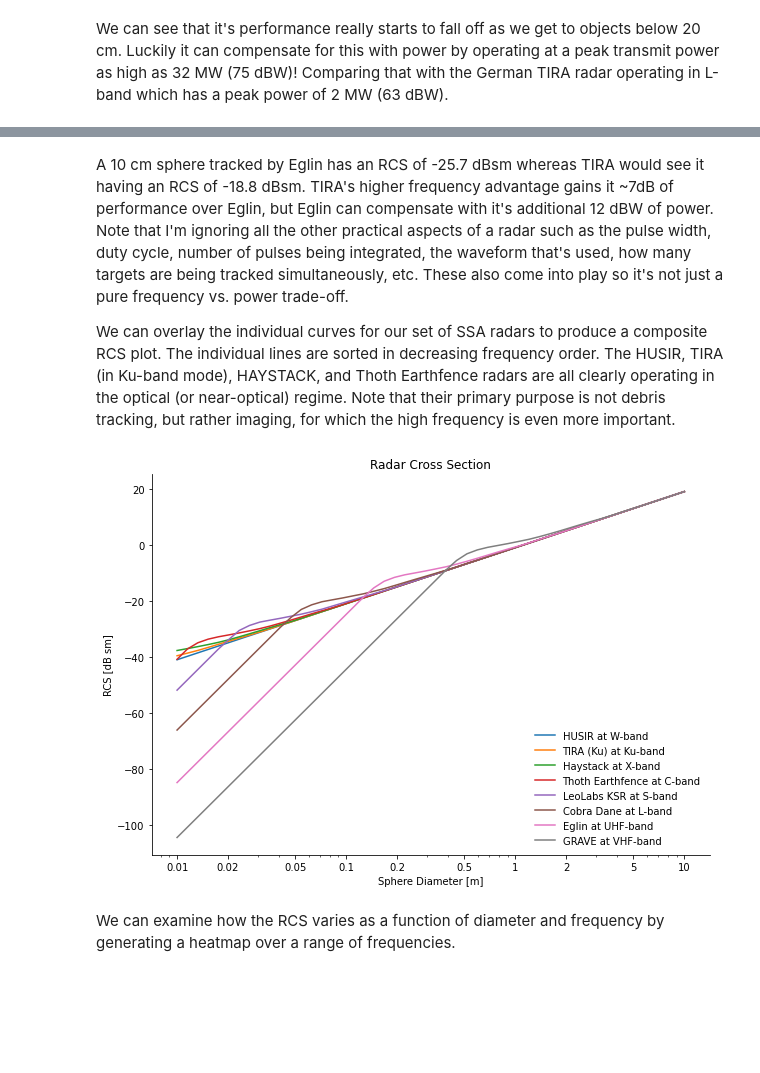
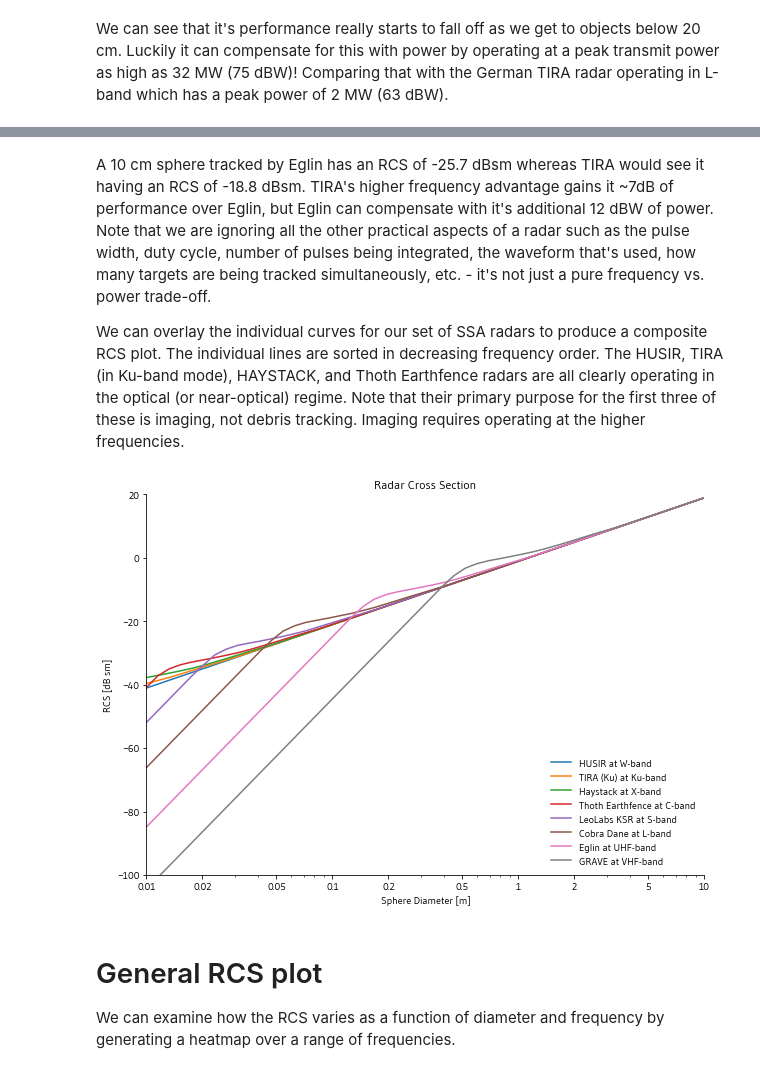
Before and after one commit to Exa-Research/radar-rcs, a Jupyter notebook: RCS Model.ipynb, the cells around one changed output, grey strips where cells are left out. Cells and saved outputs as stored; diff of their text form; code cells hidden in the pictures; blank space fills up the shorter version.

```diff
--- a/RCS Model.ipynb
+++ b/RCS Model.ipynb
@@ -55,5 +55,4 @@ With this model we can plot the normalized RCS against the normalized diameter a
 # %%
-#@hidden_cell
 # Generate the data
 
 x = np.logspace(-2, 1)
@@ -65,13 +64,13 @@ z_db = 10*np.log10(z)
 formatter = FuncFormatter(lambda y, _: '{:.16g}'.format(y))
 
 fig, ax = plt.subplots(figsize=(10,6))
-ax.plot(x, z)
+ax.plot(x, z, color='black')
 ax.set_xscale('log')
 ax.set_yscale('log')
 ax.set_ylim(ymin=1e-3)
 ax.set_xlabel('Normalized Sphere Diameter $d/\lambda$')
 ax.set_ylabel('Normalized RCS $\sigma/\lambda^2$')
-ax.set_title('Size Estimation Model')
+ax.set_title('NASA Size Estimation Model')
 ax.xaxis.set_major_formatter(formatter)
 for s in ['top', 'right']:
     ax.spines[s].set_visible(False)
@@ -80,13 +79,13 @@ for s in ['top', 'right']:
 
 locator = LogLocator(base=10, subs=(0.2, 0.5, 1))
 fig, ax = plt.subplots(figsize=(10,6))
-ax.plot(x, z_db)
+ax.plot(x, z_db, color='black')
 ax.set_xscale('log')
 ax.set_xlim(xmin=0.1)
 ax.set_ylim(ymin=-40, ymax=20)
 ax.set_xlabel('Normalized Sphere Diameter $d/\lambda$')
 ax.set_ylabel('Normalized RCS $\sigma/\lambda^2$ [dB]')
-ax.set_title('Size Estimation Model')
+ax.set_title('NASA Size Estimation Model')
 ax.xaxis.set_major_formatter(formatter);
 ax.xaxis.set_major_locator(locator)
 for s in ['top', 'right']:
@@ -129,37 +128,41 @@ radar.plot_rcs(1330e6, title='TIRA at 1.333 GHz')
 # %% [markdown]
-A 10 cm sphere tracked by Eglin has an RCS of -25.7 dBsm whereas TIRA would see it having an RCS of -18.8 dBsm. TIRA's higher frequency advantage gains it ~7dB of performance over Eglin, but Eglin can compensate with it's additional 12 dBW of power. Note that I'm ignoring all the other practical aspects of a radar such as the pulse width, duty cycle, number of pulses being integrated, the waveform that's used, how many targets are being tracked simultaneously, etc. These also come into play so it's not just a pure frequency vs. power trade-off.
+A 10 cm sphere tracked by Eglin has an RCS of -25.7 dBsm whereas TIRA would see it having an RCS of -18.8 dBsm. TIRA's higher frequency advantage gains it ~7dB of performance over Eglin, but Eglin can compensate with it's additional 12 dBW of power. Note that we are ignoring all the other practical aspects of a radar such as the pulse width, duty cycle, number of pulses being integrated, the waveform that's used, how many targets are being tracked simultaneously, etc. - it's not just a pure frequency vs. power trade-off.
 
-We can overlay the individual curves for our set of SSA radars to produce a composite RCS plot. The individual lines are sorted in decreasing frequency order. The HUSIR, TIRA (in Ku-band mode), HAYSTACK, and Thoth Earthfence radars are all clearly operating in the optical (or near-optical) regime. Note that their primary purpose is not debris tracking, but rather imaging, for which the high frequency is even more important.
+We can overlay the individual curves for our set of SSA radars to produce a composite RCS plot. The individual lines are sorted in decreasing frequency order. The HUSIR, TIRA (in Ku-band mode), HAYSTACK, and Thoth Earthfence radars are all clearly operating in the optical (or near-optical) regime. Note that their primary purpose for the first three of these is imaging, not debris tracking. Imaging requires operating at the higher frequencies.
 # %%
 fig, ax = plt.subplots(figsize=(10,7))
 
 # Default diameters range is 0.01 to 10 meters. We'll use these to
 # plot the background smooth curve.
 
 diameter = np.logspace(-2, 1)
 for i, r in radars.iterrows():
     frequency = r['Frequency (MHz)'] * 1e6
     rcs = 10*np.log10(radar.diameter_to_rcs(frequency, diameter))
     ax.plot(diameter, rcs, label=f"{r['Name']} at {r['Band']}-band")
 
 locator = LogLocator(base=10, subs=(0.2, 0.5, 1))
 formatter = FuncFormatter(lambda y, _: '{:.16g}'.format(y))
 
 ax.set_xscale('log')
 ax.set_xlabel('Sphere Diameter [m]')
 ax.set_ylabel('RCS [dB sm]')
+ax.set_xlim(xmin=0.01, xmax=10)
+ax.set_ylim(ymin=-100, ymax=20)
 ax.set_title('Radar Cross Section')
 ax.xaxis.set_major_formatter(formatter);
 ax.xaxis.set_major_locator(locator)
 
 ax.legend(loc='lower right', frameon=False)
 for s in ['top', 'right']:
     ax.spines[s].set_visible(False)
 
 fig.savefig('multiple radars.png', dpi=300, facecolor='white')
 # %% [output]
-[figure, old version]
+[figure, new version]
 # %% [markdown]
+# General RCS plot
+
 We can examine how the RCS varies as a function of diameter and frequency by generating a heatmap over a range of frequencies.
 # %%
 diameter = np.logspace(-2, 1, 50)
```
Also changed, not shown: parts of 15 cells of this notebook.
